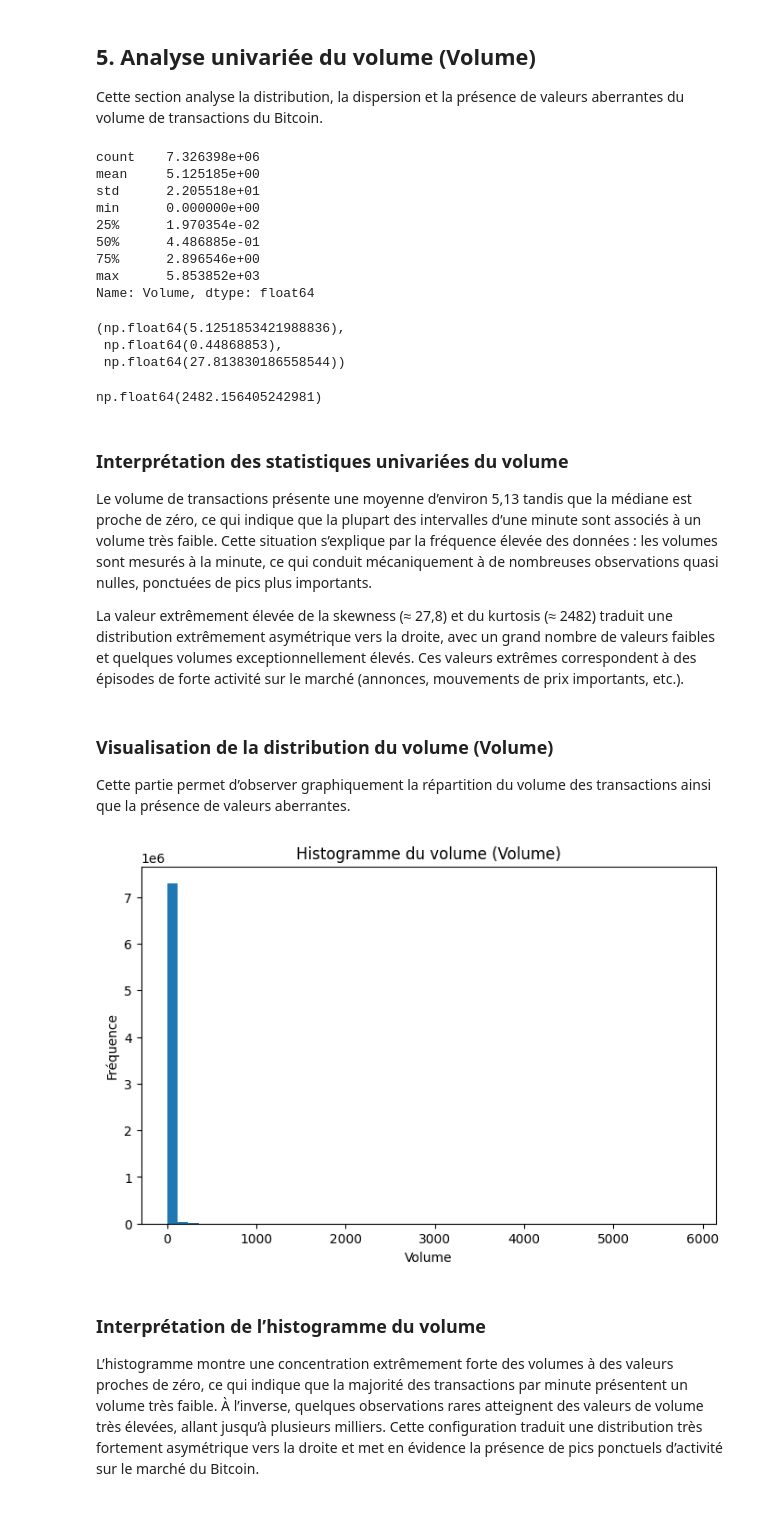
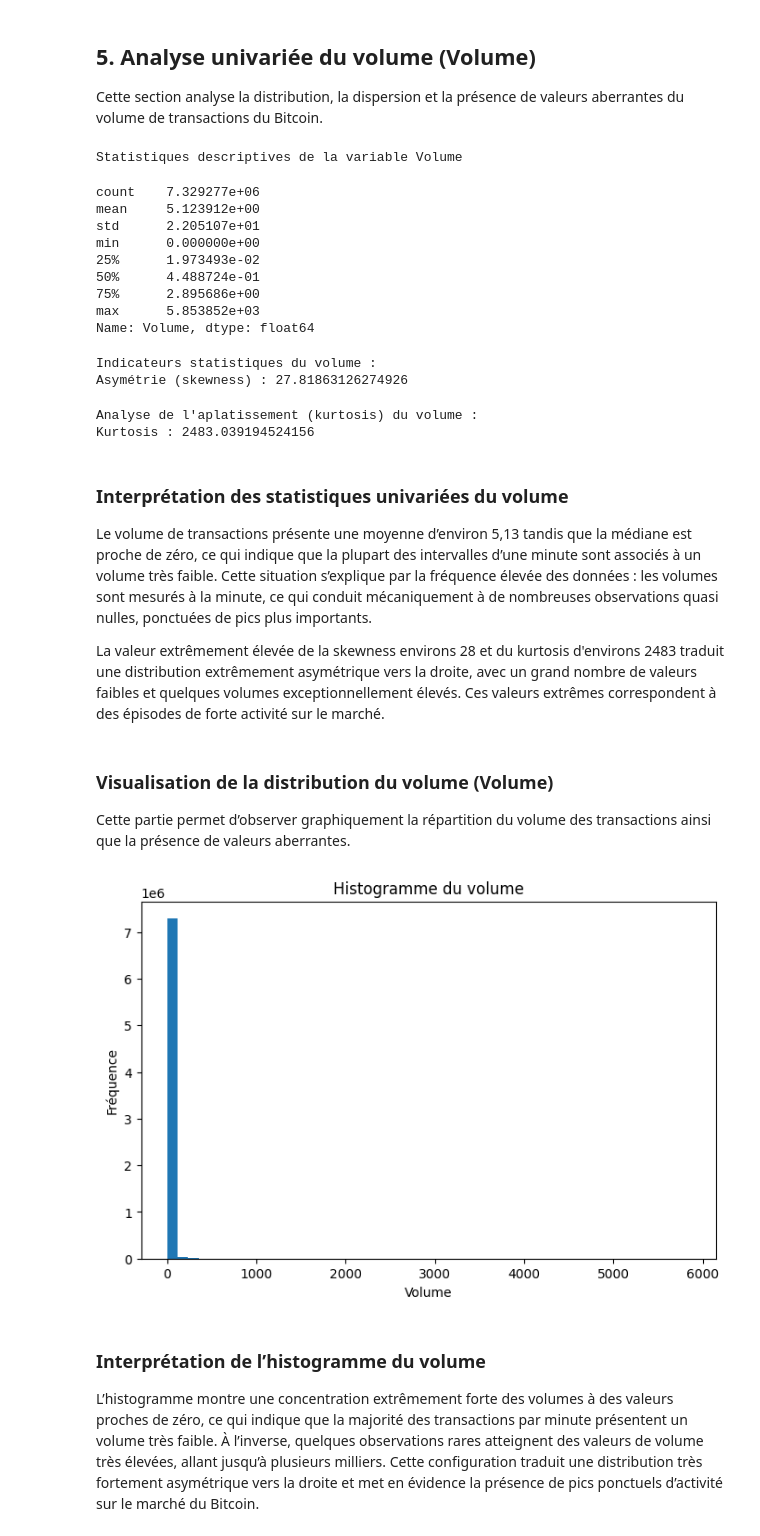
Before and after one commit to Verladoo/Analyse-temporelle-du-Bitcoin, a Jupyter notebook: notebook.ipynb, the cells around one changed output. Saved outputs shown, nothing was run; the diff lists cells and outputs as text; code cells hidden in the pictures.

```diff
--- a/notebook.ipynb
+++ b/notebook.ipynb
@@ -207,45 +322,51 @@ Le boxplot met en évidence une dispersion très importante des prix de clôture
 ## 5. Analyse univariée du volume (Volume)
 Cette section analyse la distribution, la dispersion et la présence de valeurs aberrantes du volume de transactions du Bitcoin.
 # %%
+print("Statistiques descriptives de la variable Volume")
 df["Volume"].describe()
 # %% [output]
-count    7.326398e+06
-mean     5.125185e+00
-std      2.205518e+01
-min      0.000000e+00
-25%      1.970354e-02
-50%      4.486885e-01
-75%      2.896546e+00
-max      5.853852e+03
-Name: Volume, dtype: float64
+Statistiques descriptives de la variable Volume
+count    7.329277e+06
+mean     5.123912e+00
+std      2.205107e+01
+min      0.000000e+00
+25%      1.973493e-02
+50%      4.488724e-01
+75%      2.895686e+00
+max      5.853852e+03
+Name: Volume, dtype: float64
 # %%
-df["Volume"].mean(), df["Volume"].median(), df["Volume"].skew()
+print("Indicateurs statistiques du volume :")
+print(f"Asymétrie (skewness) : {df["Volume"].skew()}")
 # %% [output]
-(np.float64(5.1251853421988836),
- np.float64(0.44868853),
- np.float64(27.813830186558544))
+Indicateurs statistiques du volume :
+Asymétrie (skewness) : 27.81863126274926
 # %%
-df["Volume"].kurtosis()
+print("Analyse de l'aplatissement (kurtosis) du volume :")
+print(f"Kurtosis : {df["Volume"].kurtosis()}")
 # %% [output]
-np.float64(2482.156405242981)
+Analyse de l'aplatissement (kurtosis) du volume :
+Kurtosis : 2483.039194524156
 # %% [markdown]
 ### Interprétation des statistiques univariées du volume
 
 Le volume de transactions présente une moyenne d’environ 5,13 tandis que la médiane est proche de zéro, ce qui indique que la plupart des intervalles d’une minute sont associés à un volume très faible. Cette situation s’explique par la fréquence élevée des données : les volumes sont mesurés à la minute, ce qui conduit mécaniquement à de nombreuses observations quasi nulles, ponctuées de pics plus importants.
 
-La valeur extrêmement élevée de la skewness (≈ 27,8) et du kurtosis (≈ 2482) traduit une distribution extrêmement asymétrique vers la droite, avec un grand nombre de valeurs faibles et quelques volumes exceptionnellement élevés. Ces valeurs extrêmes correspondent à des épisodes de forte activité sur le marché (annonces, mouvements de prix importants, etc.).
+La valeur extrêmement élevée de la skewness environs 28 et du kurtosis d'environs 2483 traduit une distribution extrêmement asymétrique vers la droite, avec un grand nombre de valeurs faibles et quelques volumes exceptionnellement élevés. Ces valeurs extrêmes correspondent à des épisodes de forte activité sur le marché.
 # %% [markdown]
 ### Visualisation de la distribution du volume (Volume)
 Cette partie permet d’observer graphiquement la répartition du volume des transactions ainsi que la présence de valeurs aberrantes.
 # %%
+# Histogramme sur le volume
+
 plt.figure(figsize=(8, 5))
 plt.hist(df["Volume"], bins=50)
-plt.title("Histogramme du volume (Volume)")
+plt.title("Histogramme du volume")
 plt.xlabel("Volume")
 plt.ylabel("Fréquence")
 plt.show()
 # %% [output]
-[figure, old version]
+[figure, new version]
 # %% [markdown]
 ### Interprétation de l’histogramme du volume
 
```
Also changed, not shown: parts of 33 cells of this notebook.
